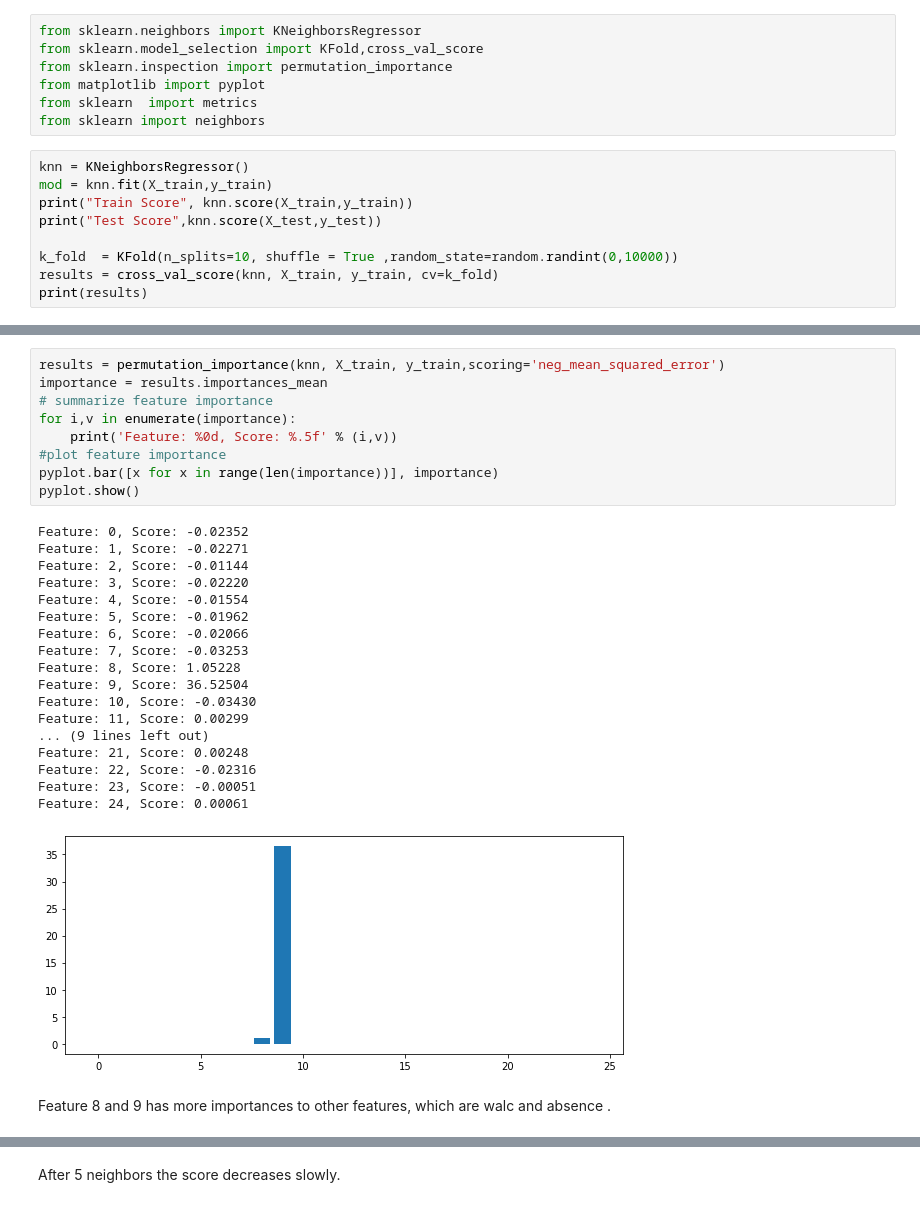
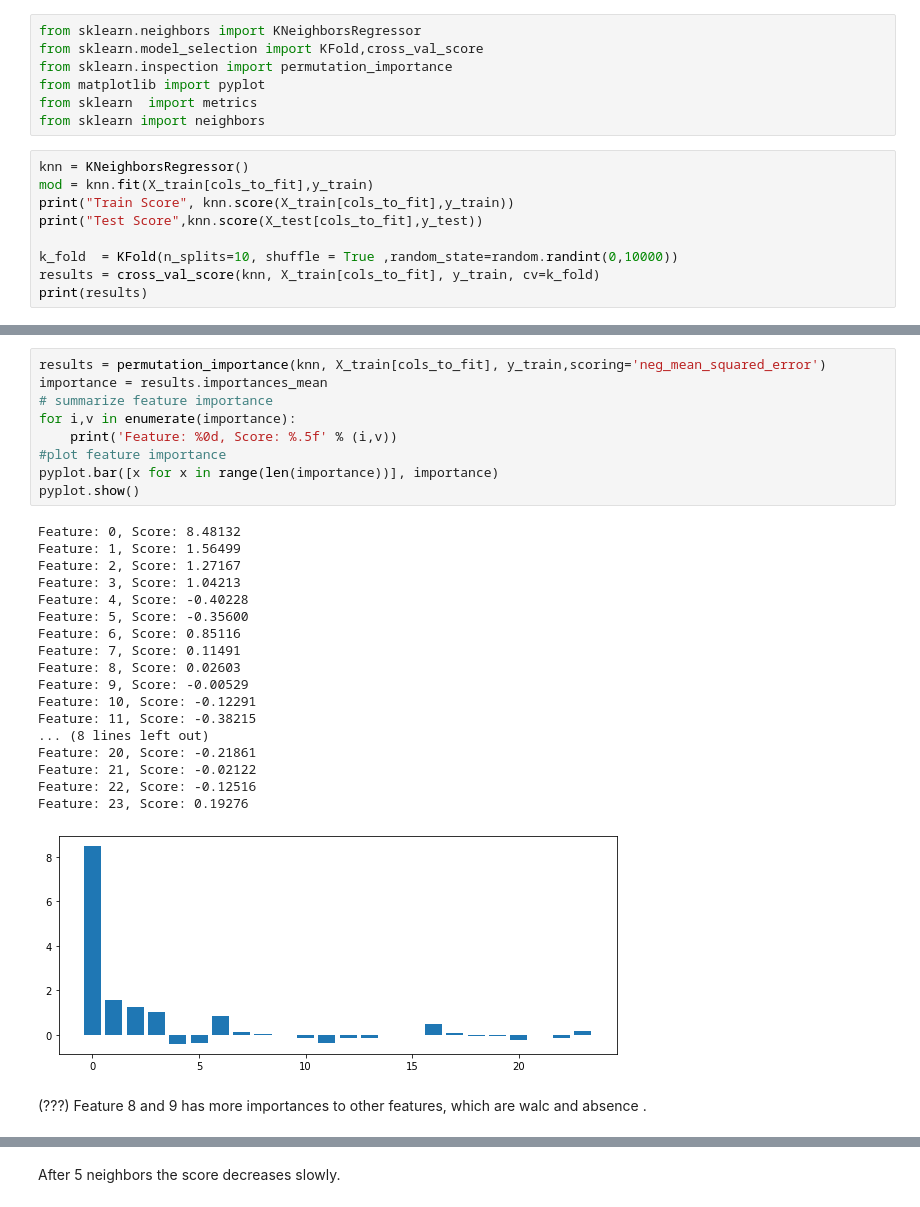
Before and after one commit to bugraefendi/ML-Grades, a Jupyter notebook: Modeling.ipynb, the cells around one changed output, grey strips where cells are left out. Saved outputs shown, nothing was run; the diff lists cells and outputs as text.

```diff
--- a/Modeling.ipynb
+++ b/Modeling.ipynb
@@ -710,11 +710,11 @@ from sklearn  import metrics
 from sklearn import neighbors
 # %%
 knn = KNeighborsRegressor()
-mod = knn.fit(X_train,y_train)
-print("Train Score", knn.score(X_train,y_train))
-print("Test Score",knn.score(X_test,y_test))
+mod = knn.fit(X_train[cols_to_fit],y_train)
+print("Train Score", knn.score(X_train[cols_to_fit],y_train))
+print("Test Score",knn.score(X_test[cols_to_fit],y_test))
 
 k_fold  = KFold(n_splits=10, shuffle = True ,random_state=random.randint(0,10000))
-results = cross_val_score(knn, X_train, y_train, cv=k_fold)
+results = cross_val_score(knn, X_train[cols_to_fit], y_train, cv=k_fold)
 print(results)
 # %% [output]
@@ -765,33 +766,33 @@ Mjob_other 0.016246154807866
 # %%
-results = permutation_importance(knn, X_train, y_train,scoring='neg_mean_squared_error')
+results = permutation_importance(knn, X_train[cols_to_fit], y_train,scoring='neg_mean_squared_error')
 importance = results.importances_mean
 # summarize feature importance
 for i,v in enumerate(importance):
 	print('Feature: %0d, Score: %.5f' % (i,v))
 #plot feature importance
 pyplot.bar([x for x in range(len(importance))], importance)
 pyplot.show()
 # %% [output]
-Feature: 0, Score: -0.02352
-Feature: 1, Score: -0.02271
-Feature: 2, Score: -0.01144
-Feature: 3, Score: -0.02220
-Feature: 4, Score: -0.01554
-Feature: 5, Score: -0.01962
-Feature: 6, Score: -0.02066
-Feature: 7, Score: -0.03253
-Feature: 8, Score: 1.05228
-Feature: 9, Score: 36.52504
-Feature: 10, Score: -0.03430
-Feature: 11, Score: 0.00299
-... (9 lines left out)
-Feature: 21, Score: 0.00248
-Feature: 22, Score: -0.02316
-Feature: 23, Score: -0.00051
-Feature: 24, Score: 0.00061
+Feature: 0, Score: 8.48132
+Feature: 1, Score: 1.56499
+Feature: 2, Score: 1.27167
+Feature: 3, Score: 1.04213
+Feature: 4, Score: -0.40228
+Feature: 5, Score: -0.35600
+Feature: 6, Score: 0.85116
+Feature: 7, Score: 0.11491
+Feature: 8, Score: 0.02603
+Feature: 9, Score: -0.00529
+Feature: 10, Score: -0.12291
+Feature: 11, Score: -0.38215
+... (8 lines left out)
+Feature: 20, Score: -0.21861
+Feature: 21, Score: -0.02122
+Feature: 22, Score: -0.12516
+Feature: 23, Score: 0.19276
-[figure, old version]
+[figure, new version]
 # %% [markdown]
-Feature 8 and 9 has more importances to other features, which are walc and absence .
+(???) Feature 8 and 9 has more importances to other features, which are walc and absence .
 # %%
 knn_models = {}
 for i in range(1, 50):
```
Also changed, not shown: parts of 19 cells of this notebook.
